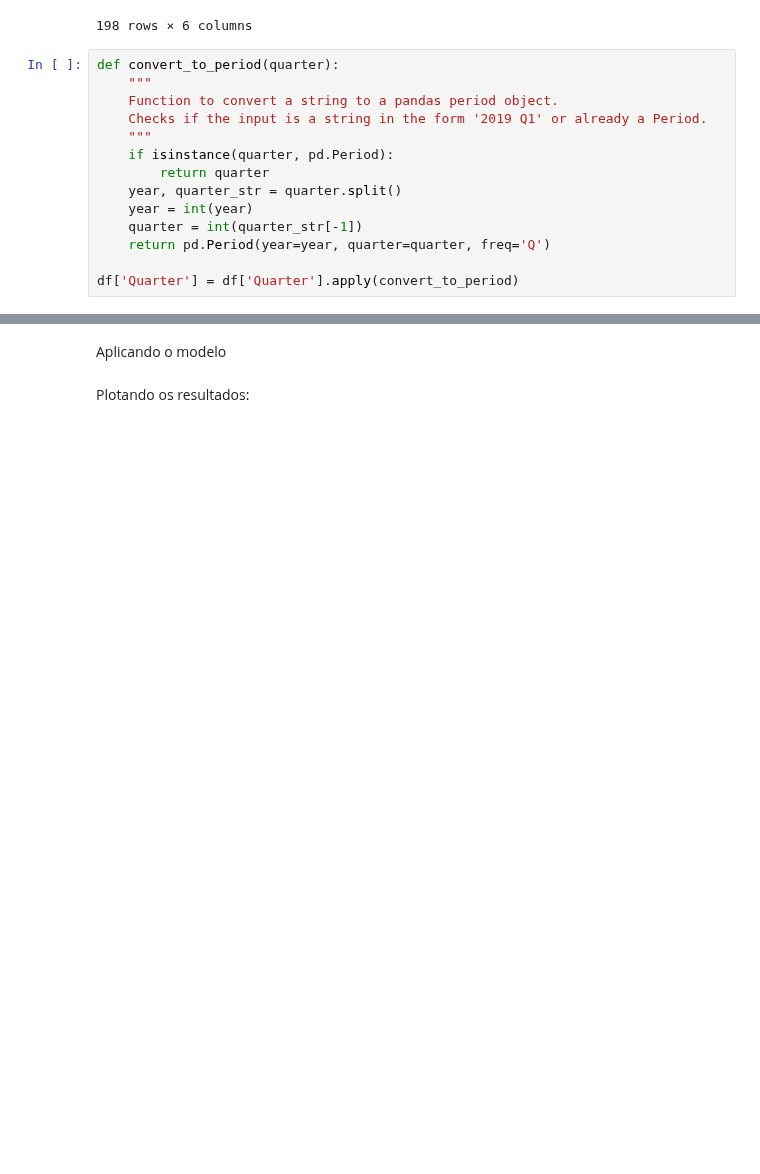
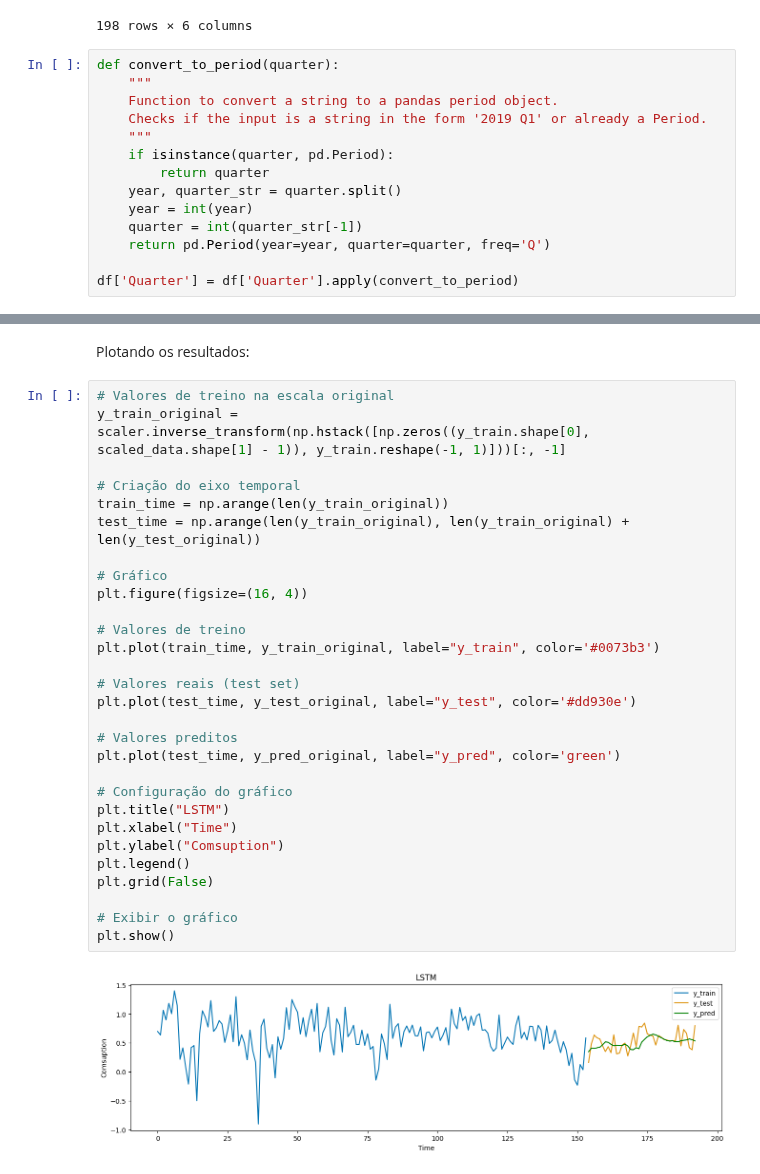
Before and after one commit to ramalhogs/Series_temporais_A2, a Jupyter notebook: LSTM.ipynb, the cells around one changed output, grey strips where cells are left out. Saved outputs shown, nothing was run; the diff lists cells and outputs as text; blank space fills up the shorter version.

Commit message:
added plot lstm

```diff
--- a/LSTM.ipynb
+++ b/LSTM.ipynb
@@ -150,4 +147,33 @@ R²: 0.009399558478579206
-# %% [markdown]
-Aplicando o modelo
 # %% [markdown]
 Plotando os resultados:
+# %%
+# Valores de treino na escala original
+y_train_original = scaler.inverse_transform(np.hstack([np.zeros((y_train.shape[0], scaled_data.shape[1] - 1)), y_train.reshape(-1, 1)]))[:, -1]
+
+# Criação do eixo temporal
+train_time = np.arange(len(y_train_original))
+test_time = np.arange(len(y_train_original), len(y_train_original) + len(y_test_original))
+
+# Gráfico
+plt.figure(figsize=(16, 4))
+
+# Valores de treino
+plt.plot(train_time, y_train_original, label="y_train", color='#0073b3')
+
+# Valores reais (test set)
+plt.plot(test_time, y_test_original, label="y_test", color='#dd930e')
+
+# Valores preditos
+plt.plot(test_time, y_pred_original, label="y_pred", color='green')
+
+# Configuração do gráfico
+plt.title("LSTM")
+plt.xlabel("Time")
+plt.ylabel("Comsuption")
+plt.legend()
+plt.grid(False)
+
+# Exibir o gráfico
+plt.show()
+# %% [output]
+[figure, added]
```
Also changed, not shown: parts of 2 cells of this notebook.
